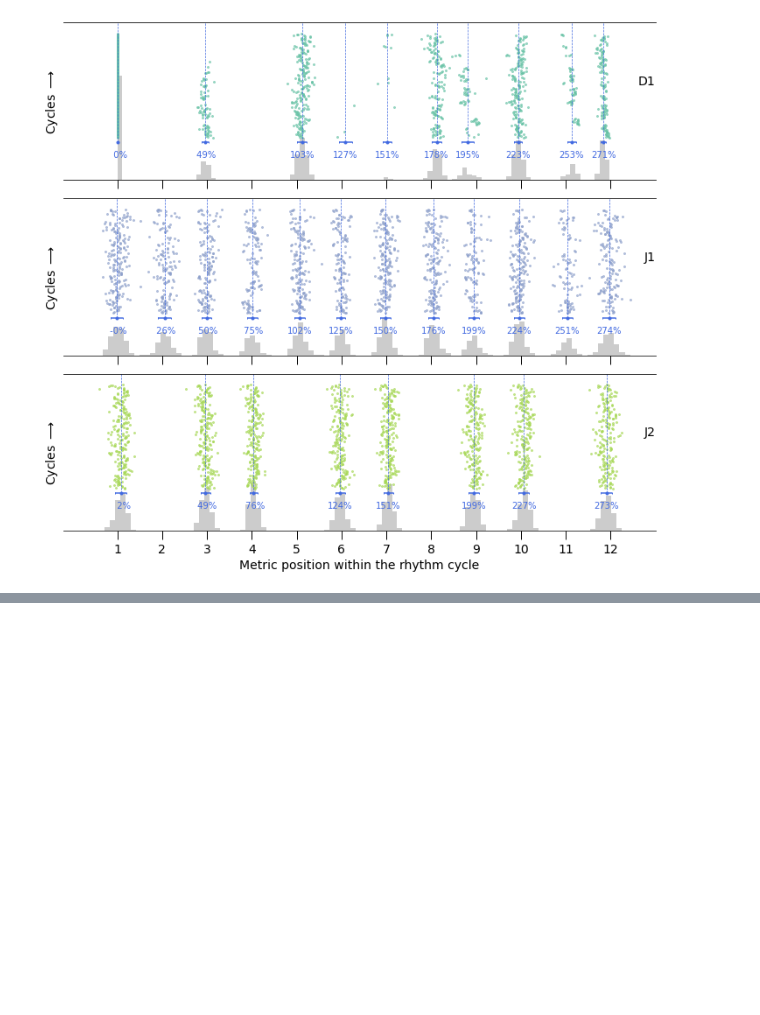
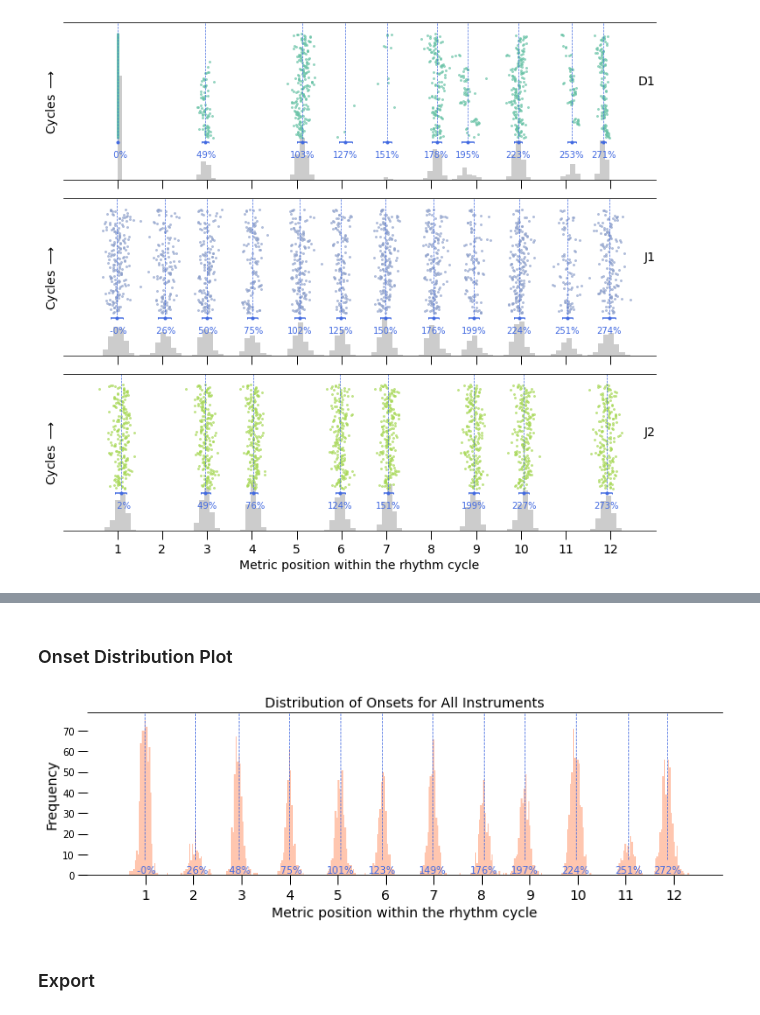
Before and after one commit to satyajeetprabhu/djembedancedata-internship, a Jupyter notebook: djembe_dance_data_demo.ipynb, the cells around one changed output, grey strips where cells are left out. Saved outputs shown, nothing was run; the diff lists cells and outputs as text; code cells hidden in the pictures; blank space fills up the shorter version.

```diff
--- a/djembe_dance_data_demo.ipynb
+++ b/djembe_dance_data_demo.ipynb
@@ -185,0 +213,8 @@ dtr.plot_cycle_onsets(norm_df3, instr=['D1', 'J1', 'J2'], mean_std=True, hist_on
+# %% [markdown]
+### Onset Distribution Plot
+# %%
+fig4_hist = dtr.plot_cycle_hist(df4, instr=['D1','J1', 'J2'], mean_std=True, bins=400)
+# %% [output]
+[figure, added]
+# %% [markdown]
+### Export
```
Also changed, not shown: parts of 12 cells of this notebook.
